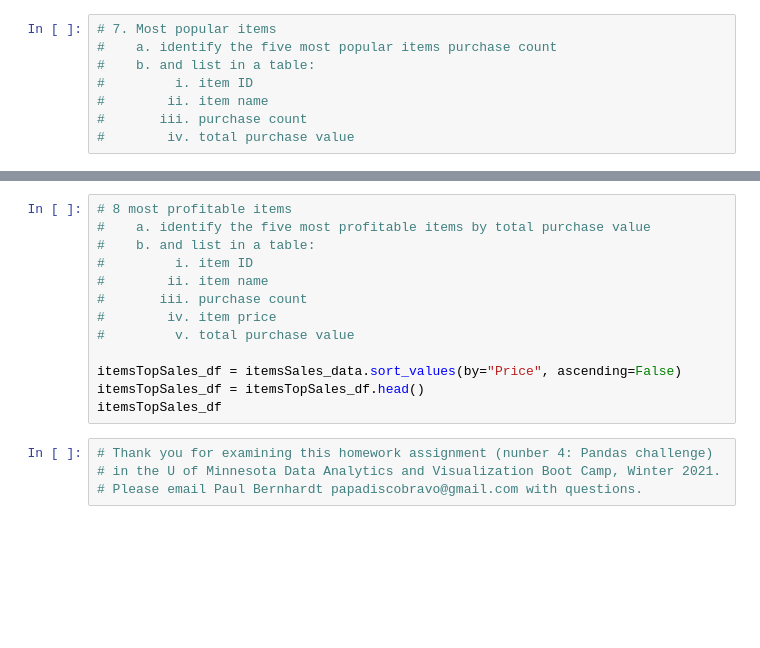
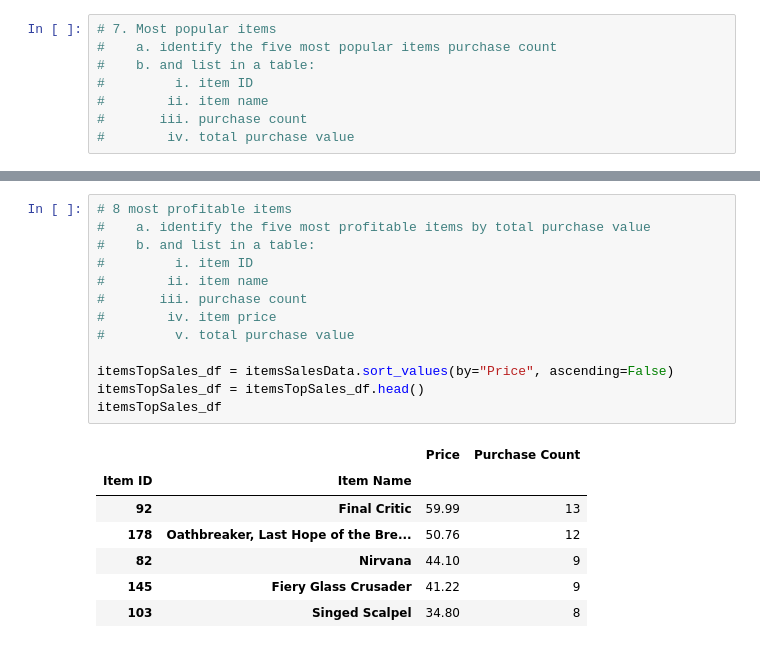
Before and after one commit to papadiscobravo/pandas-challenge, a Jupyter notebook: HerosOfPymoli/HeroesOfPymoli.ipynb, the cells around one changed output, grey strips where cells are left out. Saved outputs shown, nothing was run; the diff lists cells and outputs as text; blank space fills up the shorter version.

```diff
--- a/HerosOfPymoli/HeroesOfPymoli.ipynb
+++ b/HerosOfPymoli/HeroesOfPymoli.ipynb
@@ -346,17 +581,21 @@ itemsSales_data.head(5)
 # %%
 # 8 most profitable items
 #    a. identify the five most profitable items by total purchase value
 #    b. and list in a table:
 #         i. item ID
 #        ii. item name
 #       iii. purchase count
 #        iv. item price
 #         v. total purchase value
 
-itemsTopSales_df = itemsSales_data.sort_values(by="Price", ascending=False)
+itemsTopSales_df = itemsSalesData.sort_values(by="Price", ascending=False)
 itemsTopSales_df = itemsTopSales_df.head()
 itemsTopSales_df
+# %% [output]
+|  |  | Price | Purchase Count |
+| Item ID | Item Name |  |  |
+| 92 | Final Critic | 59.99 | 13 |
+| 178 | Oathbreaker, Last Hope of the Bre... | 50.76 | 12 |
+| 82 | Nirvana | 44.10 | 9 |
+| 145 | Fiery Glass Crusader | 41.22 | 9 |
+| 103 | Singed Scalpel | 34.80 | 8 |
-# %%
-# Thank you for examining this homework assignment (nunber 4: Pandas challenge)
-# in the U of Minnesota Data Analytics and Visualization Boot Camp, Winter 2021.
-# Please email Paul Bernhardt papadiscobravo@gmail.com with questions.
```
Also changed, not shown: parts of 53 cells of this notebook.
